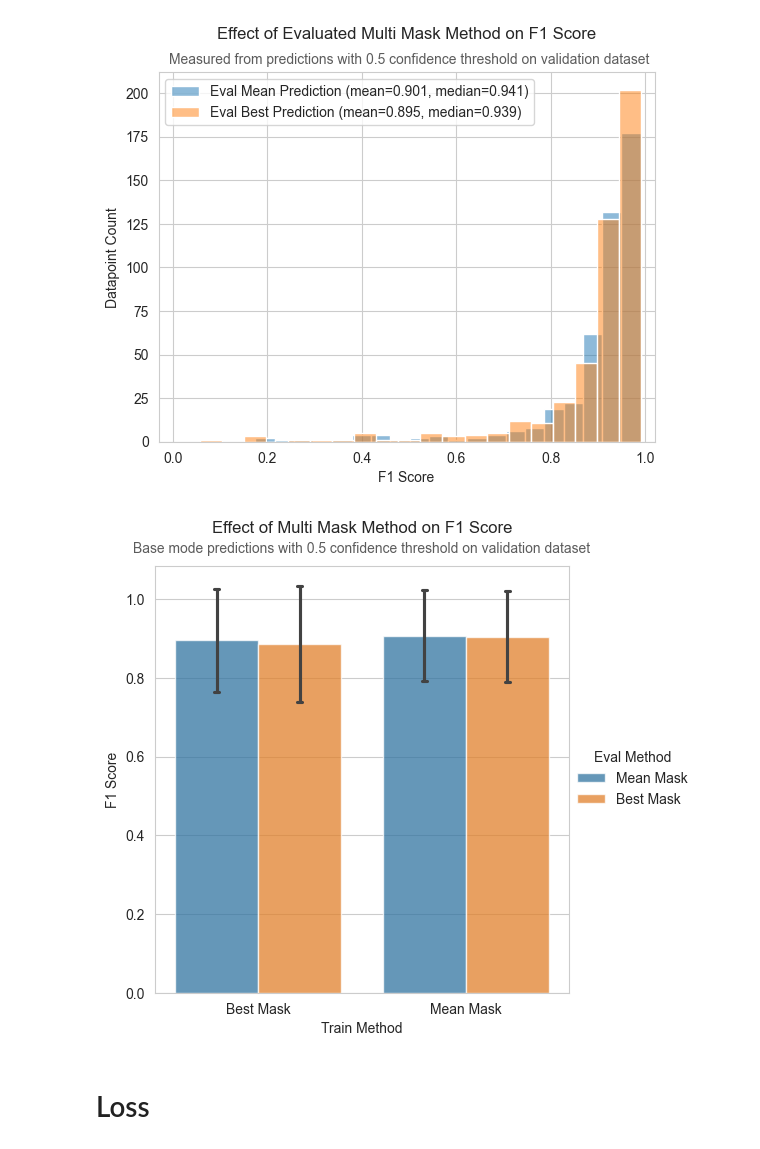
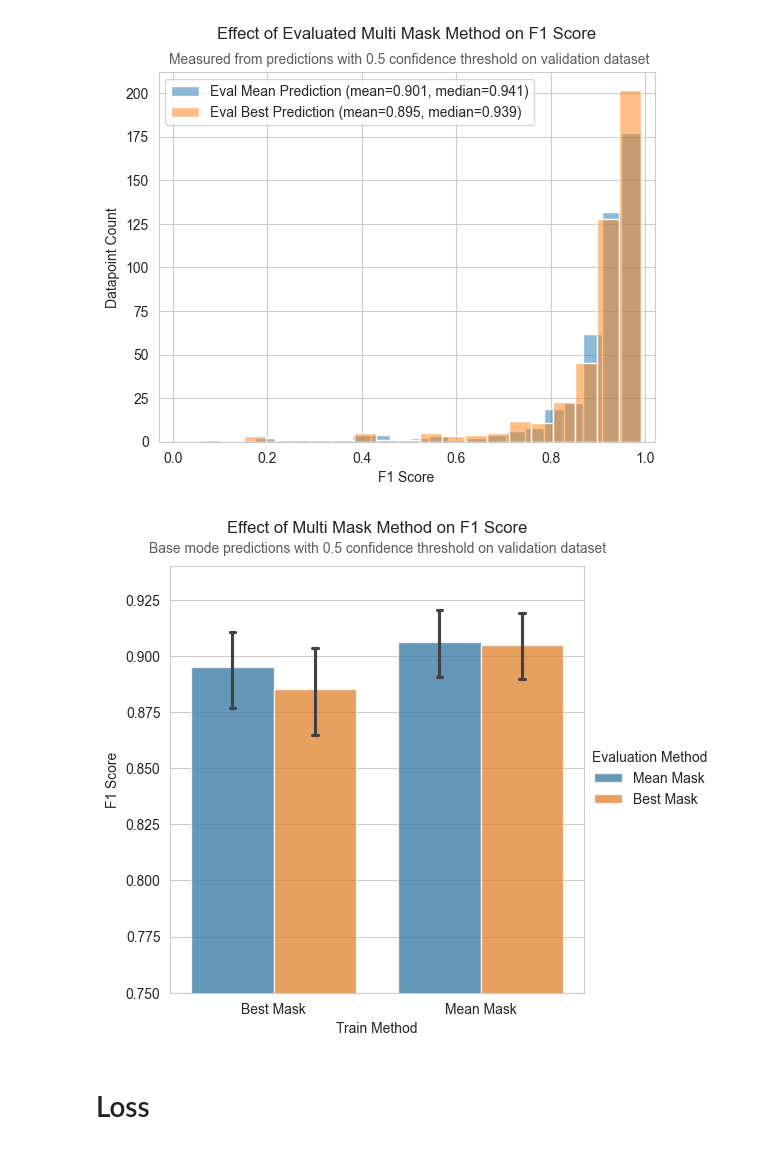
Before and after one commit to geo-smart/elwha_segmentation, a Jupyter notebook: book/experiments/plotting.ipynb, the cells around one changed output. Drawn from its saved outputs; the diff is of its cells as text; code cells hidden in the pictures.

Commit message:
more plotting

```diff
--- a/book/experiments/plotting.ipynb
+++ b/book/experiments/plotting.ipynb
@@ -300,28 +300,29 @@ train_mean_eval_best = read_list_from_file("./multimask/f1_scores_base_AdamW_lr=
 # %%
 df = pd.DataFrame({
     "F1 Score": itertools.chain(train_best_eval_mean, train_best_eval_best, train_mean_eval_mean, train_mean_eval_best),
     "Train Method": ["Best Mask"] * len(train_best_eval_mean + train_best_eval_best) + ["Mean Mask"] * len(train_mean_eval_mean + train_mean_eval_best),
-    "Eval Method": ["Mean Mask"] * len(train_best_eval_mean) + ["Best Mask"] * len(train_best_eval_best) + ["Mean Mask"] * len(train_mean_eval_mean) + ["Best Mask"] * len(train_mean_eval_best),
+    "Evaluation Method": ["Mean Mask"] * len(train_best_eval_mean) + ["Best Mask"] * len(train_best_eval_best) + ["Mean Mask"] * len(train_mean_eval_mean) + ["Best Mask"] * len(train_mean_eval_best),
 })
 
 g = sns.catplot(
     data=df, kind="bar",
-    x="Train Method", y="F1 Score", hue="Eval Method",
-    errorbar="sd", alpha=.75, capsize=0.05,
+    x="Train Method", y="F1 Score", hue="Evaluation Method",
+    errorbar="ci", alpha=.75, capsize=0.05,
 )
 g.despine(top=False, right=False)
+plt.ylim([0.75, 0.94])
 
 title = "Effect of Multi Mask Method on F1 Score"
 subtitle = "Base mode predictions with 0.5 confidence threshold on validation dataset"
 
 if (title):
     pad = 24 if subtitle else None
     plt.title(title, pad=pad)
 if (subtitle):
     subtitle_x = 0.5
-    subtitle_y = plt.gca().get_ylim()[1] * 1.025
+    subtitle_y = plt.gca().get_ylim()[1] * 1.005
     plt.text(x=subtitle_x, y=subtitle_y, s=subtitle, fontsize=10, alpha=0.75, ha="center", va="bottom")
 # %% [output]
-[figure, old version]
+[figure, new version]
 # %% [markdown]
 # Loss
```
Also changed, not shown: parts of 4 cells of this notebook, 4 other files.
